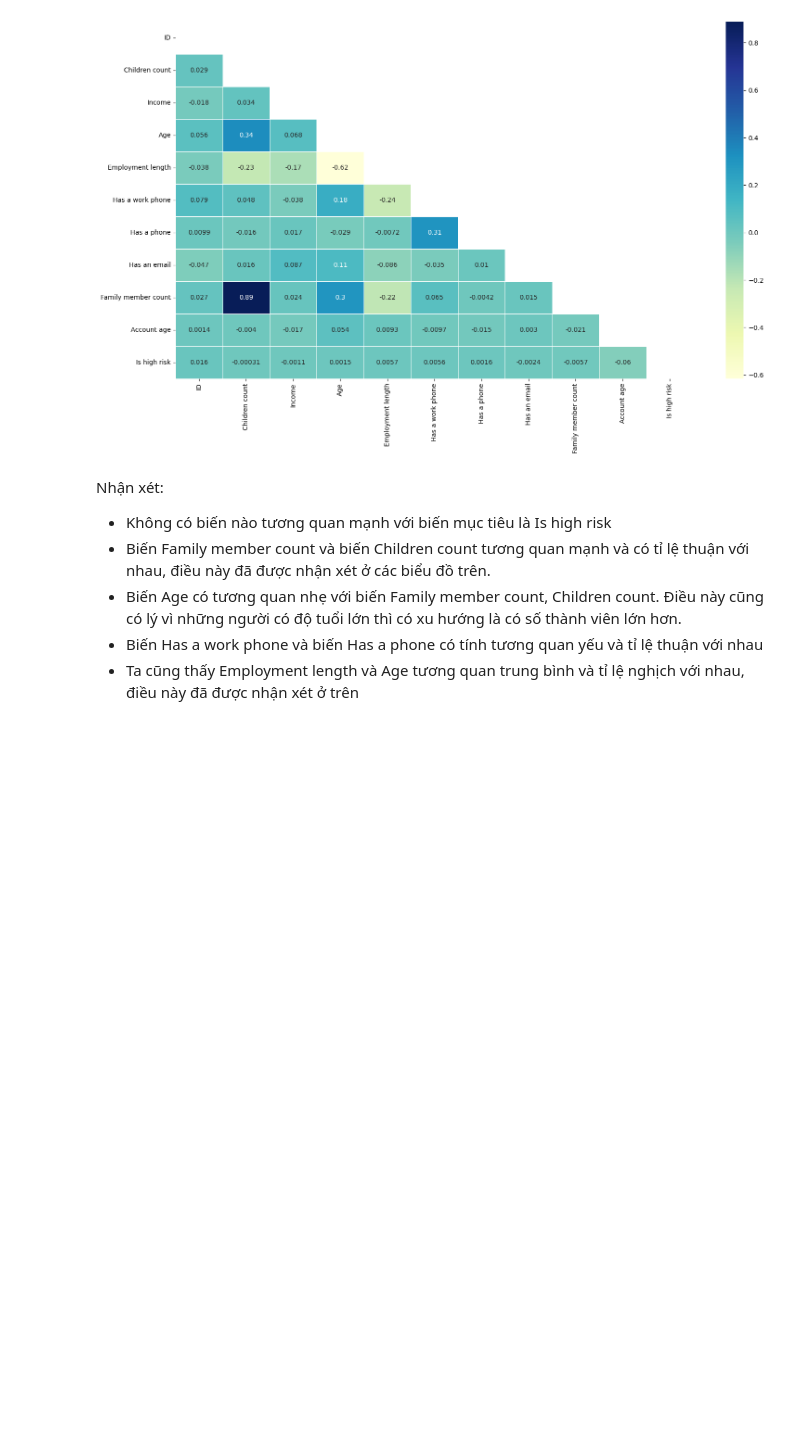
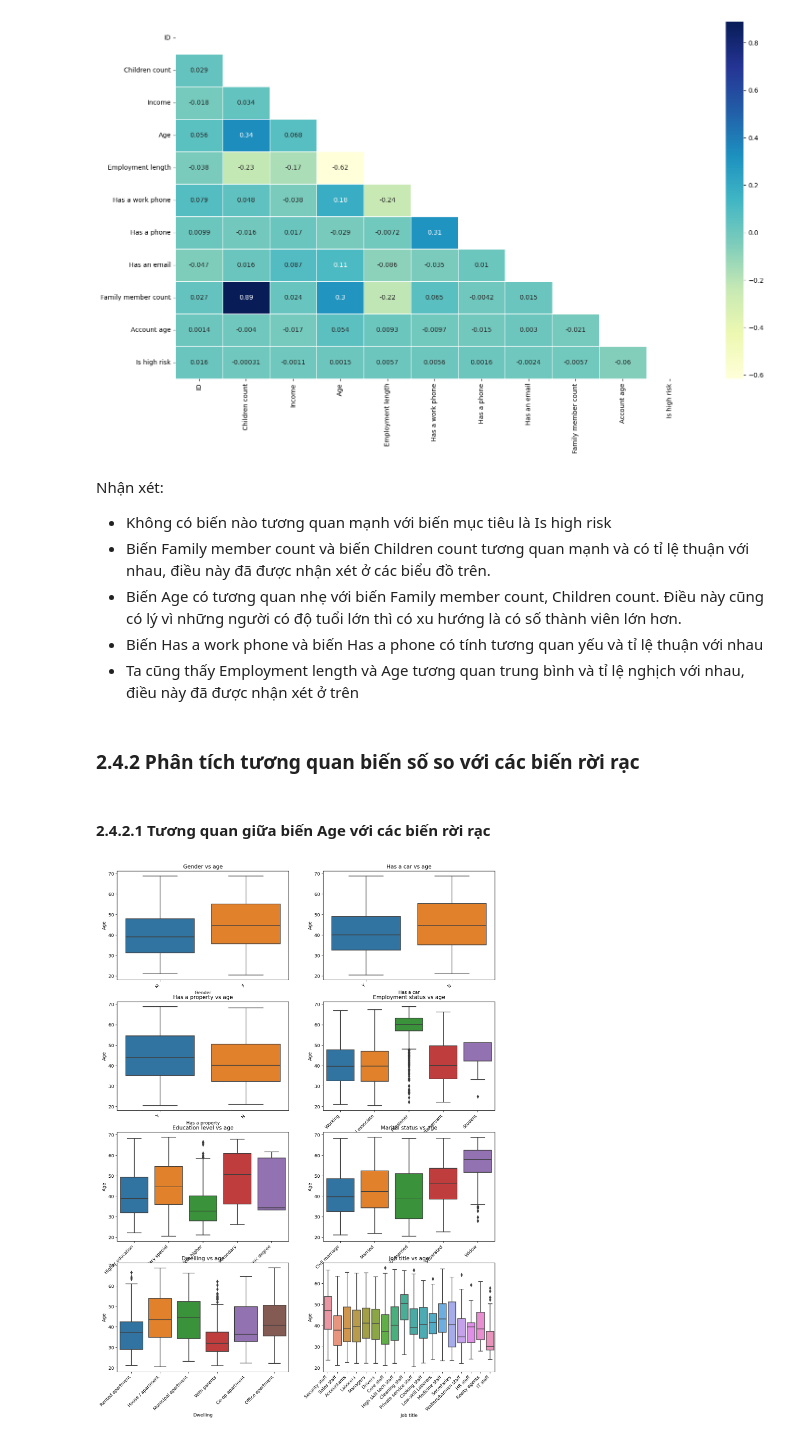
Before and after one commit to ngovanminh3232/credit_card_analyst, a Jupyter notebook: credit_analyst.ipynb, the cells around one changed output. Cells and saved outputs as stored; diff of their text form; code cells hidden in the pictures; blank space fills up the shorter version.

Commit message:
Thêm biểu đồ phần so tuổi với các thuộc tính phân loại khác

```diff
--- a/credit_analyst.ipynb
+++ b/credit_analyst.ipynb
@@ -1169,3 +1169,23 @@ Nhận xét:
 - Biến Age có tương quan nhẹ với biến Family member count, Children count. Điều này cũng có lý vì những người có độ tuổi lớn thì có xu hướng là có số thành viên lớn hơn.
 - Biến Has a work phone và biến Has a phone có tính tương quan yếu và tỉ lệ thuận với nhau
 - Ta cũng thấy Employment length và Age tương quan trung bình và tỉ lệ nghịch với nhau, điều này đã được nhận xét ở trên
+# %% [markdown]
+### 2.4.2 Phân tích tương quan biến số so với các biến rời rạc
+# %% [markdown]
+#### 2.4.2.1 Tương quan giữa biến Age với các biến rời rạc
+# %%
+fig, axes = plt.subplots(4,2,figsize=(15,20),dpi=180)
+# fig.tight_layout(pad=5.0)
+cat_features = ['Gender', 'Has a car', 'Has a property', 'Employment status', 'Education level', 'Marital status', 'Dwelling', 'Job title']
+for cat_ft_count, ax in enumerate(axes):
+    for row_count in range(4):
+        for feat_count in range(2):
+            sns.boxplot(ax=axes[row_count,feat_count],x=full_data[cat_features[cat_ft_count]],y=np.abs(full_data['Age'])/365.25)
+            axes[row_count,feat_count].set_title(cat_features[cat_ft_count] + " vs age")
+            plt.sca(axes[row_count,feat_count])
+            plt.xticks(rotation=45,ha='right')
+            plt.ylabel('Age')
+            cat_ft_count += 1
+    break
+# %% [output]
+[figure, added]
```
Also changed, not shown: parts of 1 cell of this notebook.
